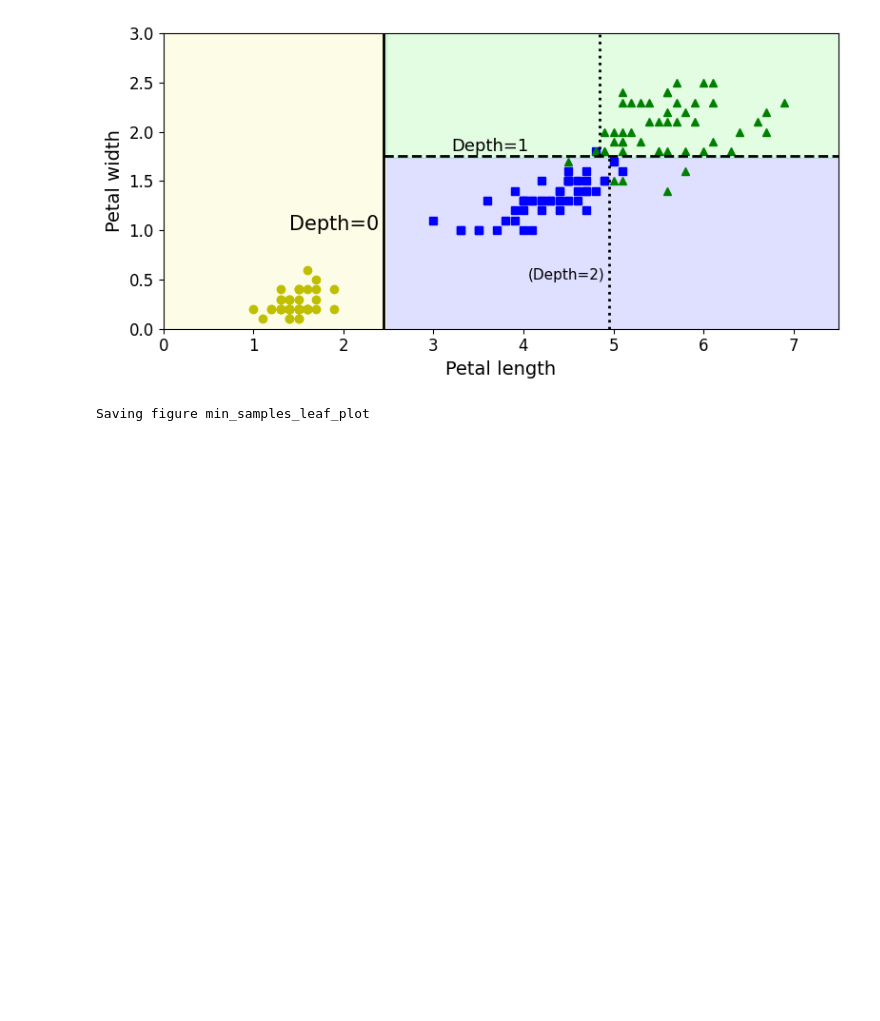
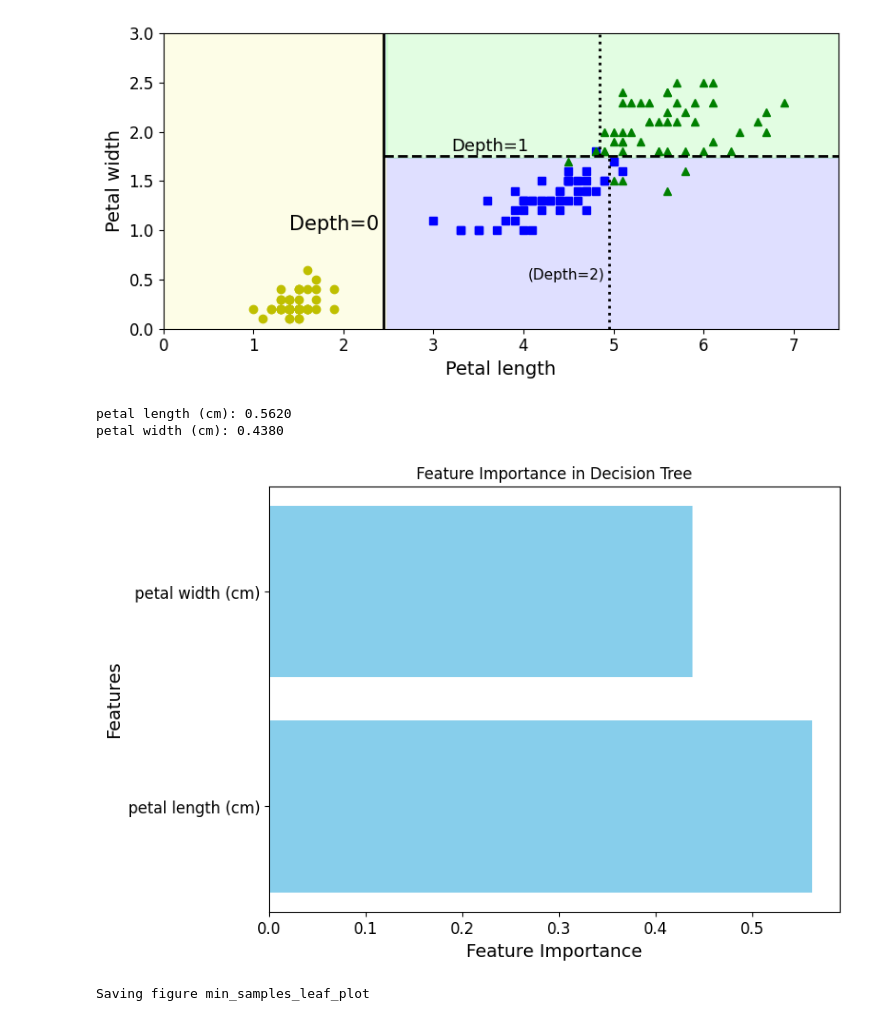
Before and after one commit to DevSlem/Jinsan-AI, a Jupyter notebook: practice3_1.ipynb, the cells around one changed output. Drawn from its saved outputs; the diff is of its cells as text; code cells hidden in the pictures; blank space fills up the shorter version.

```diff
--- a/practice3_1.ipynb
+++ b/practice3_1.ipynb
@@ -91,6 +91,7 @@ iris = load_iris()
 X = iris.data[:, 2:] # petal length and width
 # class
 y = iris.target
+feature_names = iris.feature_names
 
 # 재현성을 위한 random_state
 tree_clf = DecisionTreeClassifier(max_depth=2, random_state=42)
@@ -159,6 +160,27 @@ plt.show()
 # %% [output]
 Saving figure decision_tree_decision_boundaries_plot
 [figure]
+# %%
+# 특징 중요도 출력
+importances = tree_clf.feature_importances_
+
+# X에 사용된 특징 이름만 선택
+selected_feature_names = [feature_names[2], feature_names[3]]  # petal length (cm), petal width (cm)
+
+for name, importance in zip(selected_feature_names, importances):
+    print(f"{name}: {importance:.4f}")
+
+# 중요도 시각화
+plt.figure(figsize=(8, 6))
+plt.barh(selected_feature_names, importances, color="skyblue")  # selected_feature_names 사용
+plt.xlabel("Feature Importance")
+plt.ylabel("Features")
+plt.title("Feature Importance in Decision Tree")
+plt.show()
+# %% [output]
+petal length (cm): 0.5620
+petal width (cm): 0.4380
+[figure, added]
 # %%
 from sklearn.datasets import make_moons
 Xm, ym = make_moons(n_samples=100, noise=0.25, random_state=53)
```
Also changed, not shown: parts of 3 cells of this notebook, 1 other file.
